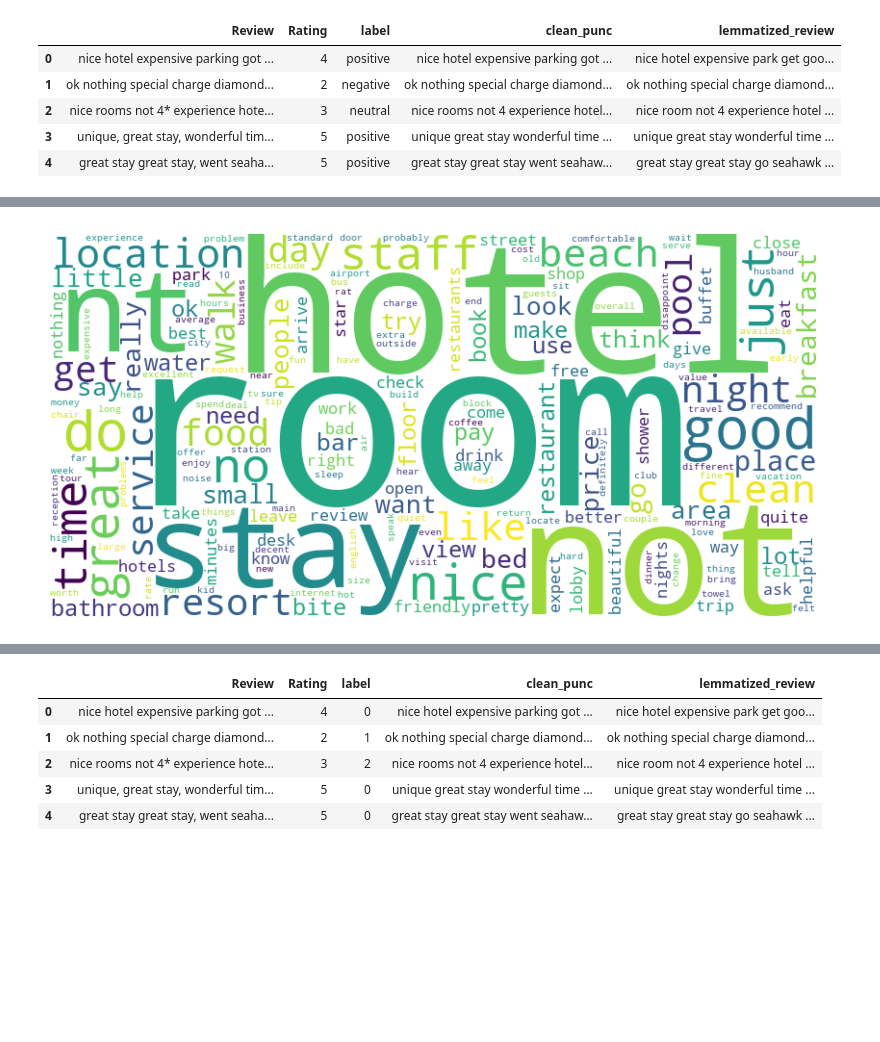
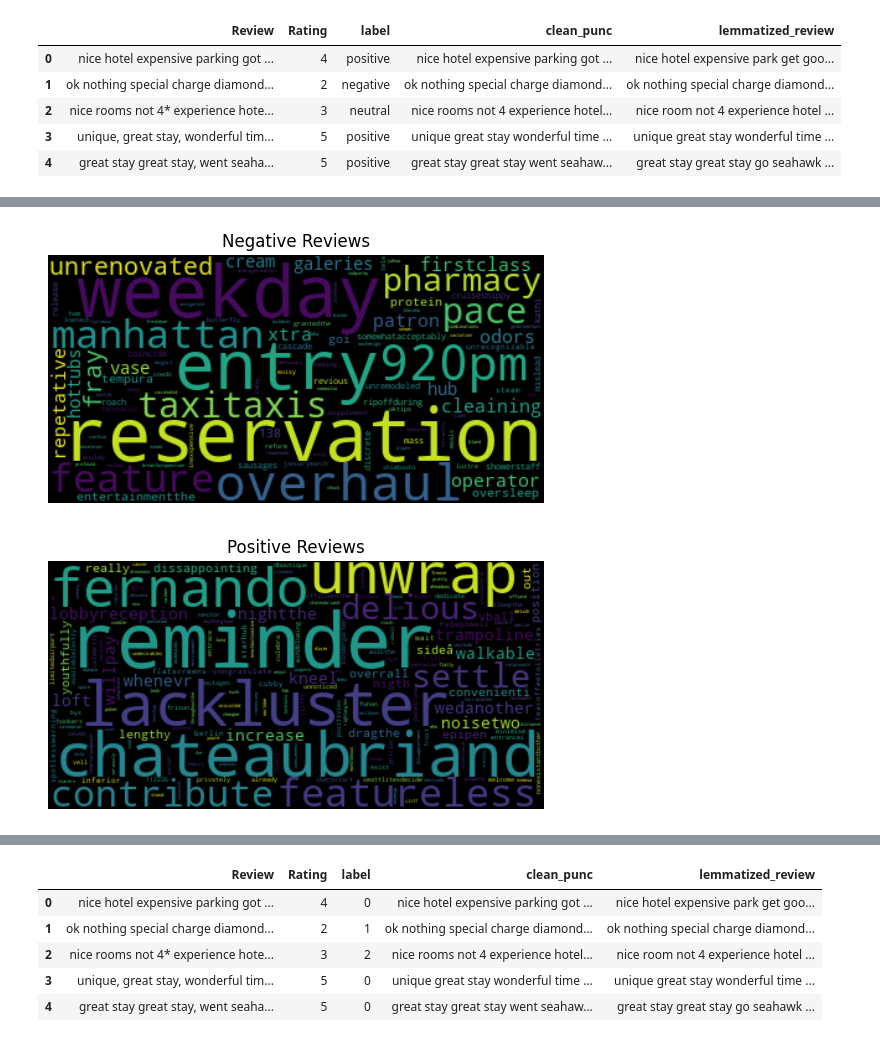
Before and after one commit to mausneg/Aspect-Based-Sentiment-Analysis-Hotel-Review, a Jupyter notebook: model.ipynb, the cells around one changed output, grey strips where cells are left out. Saved outputs shown, nothing was run; the diff lists cells and outputs as text; code cells hidden in the pictures; blank space fills up the shorter version.

Commit message:
fix wordcloud and add visualize for word embedding

```diff
--- a/model.ipynb
+++ b/model.ipynb
@@ -57,11 +24,32 @@ plt.show()
-# %%
-neutral_dict = dict(zip(neutral_words, neutral_matrix.toarray().sum(axis=0)))
-sorted_neutral_dict = sorted(neutral_dict.items(), key=lambda item: item[1], reverse=True)
-
-plt.figure(figsize=(10, 5))
-wordcloud = WordCloud(width=800, height=400, background_color='white').generate_from_frequencies(neutral_dict)
-plt.imshow(wordcloud, interpolation='bilinear')
-plt.axis('off')
-plt.show()
-# %% [output]
-[figure, removed]
+# %%
+negative_reviews = df_data[df_data['label'] == 'negative']['lemmatized_review']
+positive_reviews = df_data[df_data['label'] == 'positive']['lemmatized_review']
+neutral_reviews = df_data[df_data['label'] == 'neutral']['lemmatized_review']
+
+
+vectorizer = TfidfVectorizer()
+tfidf_negative = vectorizer.fit_transform(negative_reviews)
+tfidf_positive = vectorizer.fit_transform(positive_reviews)
+tfidf_neutral = vectorizer.fit_transform(neutral_reviews)
+
+top_words_negative = {word: score for word, score in zip(vectorizer.get_feature_names_out(), np.max(tfidf_negative.toarray(), axis=0))}
+top_words_positive = {word: score for word, score in zip(vectorizer.get_feature_names_out(), np.max(tfidf_positive.toarray(), axis=0))}
+top_words_neutral = {word: score for word, score in zip(vectorizer.get_feature_names_out(), np.max(tfidf_neutral.toarray(), axis=0))}
+
+wordcloud_negative = WordCloud().generate_from_frequencies(top_words_negative)
+wordcloud_positive = WordCloud().generate_from_frequencies(top_words_positive)
+wordcloud_neutral = WordCloud().generate_from_frequencies(top_words_neutral)
+# %%
+plt.imshow(wordcloud_negative, interpolation='bilinear')
+plt.title('Negative Reviews')
+plt.axis("off")
+plt.show()
+# %% [output]
+[figure, added]
+# %%
+plt.imshow(wordcloud_positive, interpolation='bilinear')
+plt.title('Positive Reviews')
+plt.axis("off")
+plt.show()
+# %% [output]
+[figure, added]
```
Also changed, not shown: parts of 10 cells of this notebook, 1 other file.
